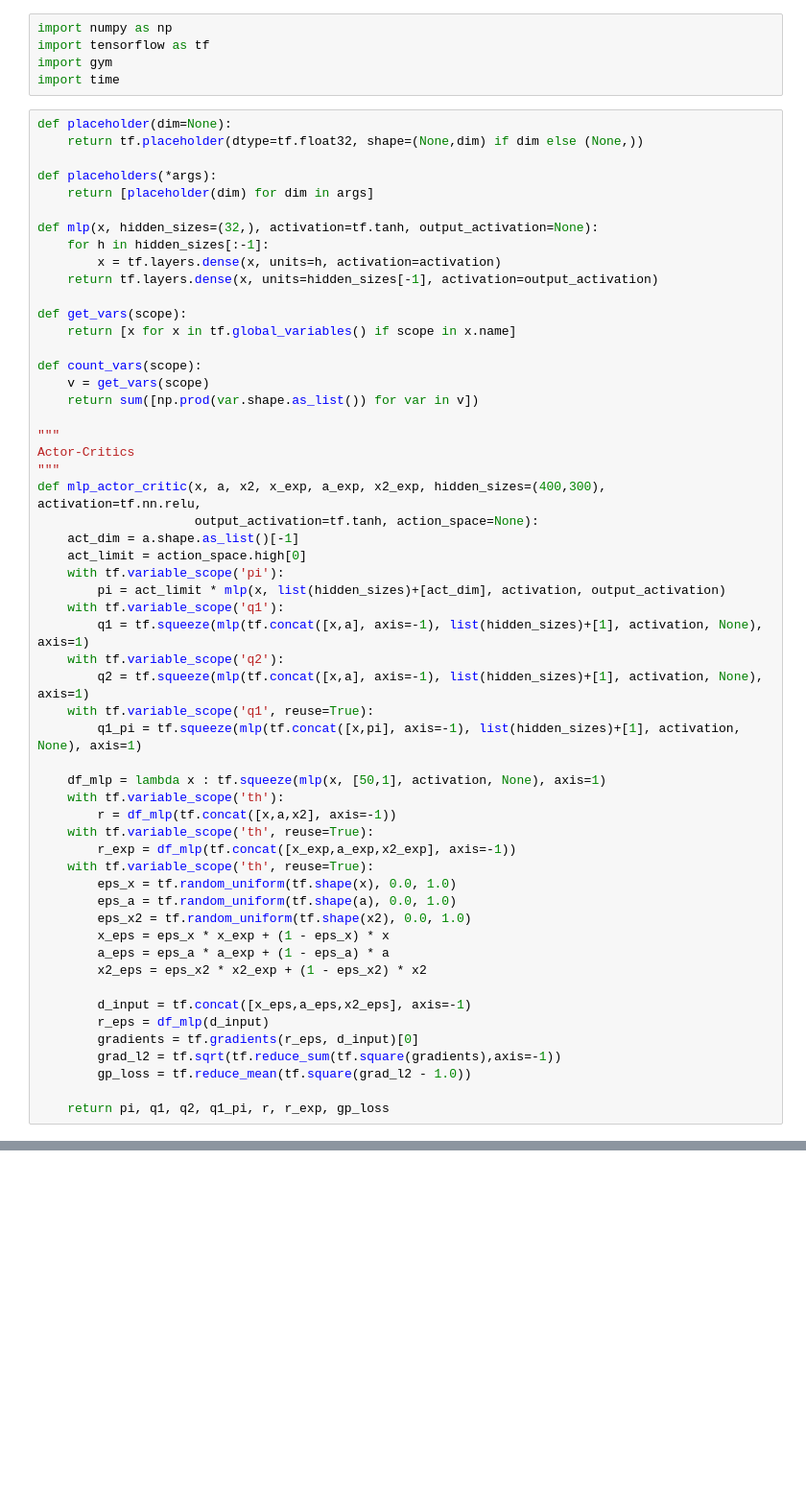
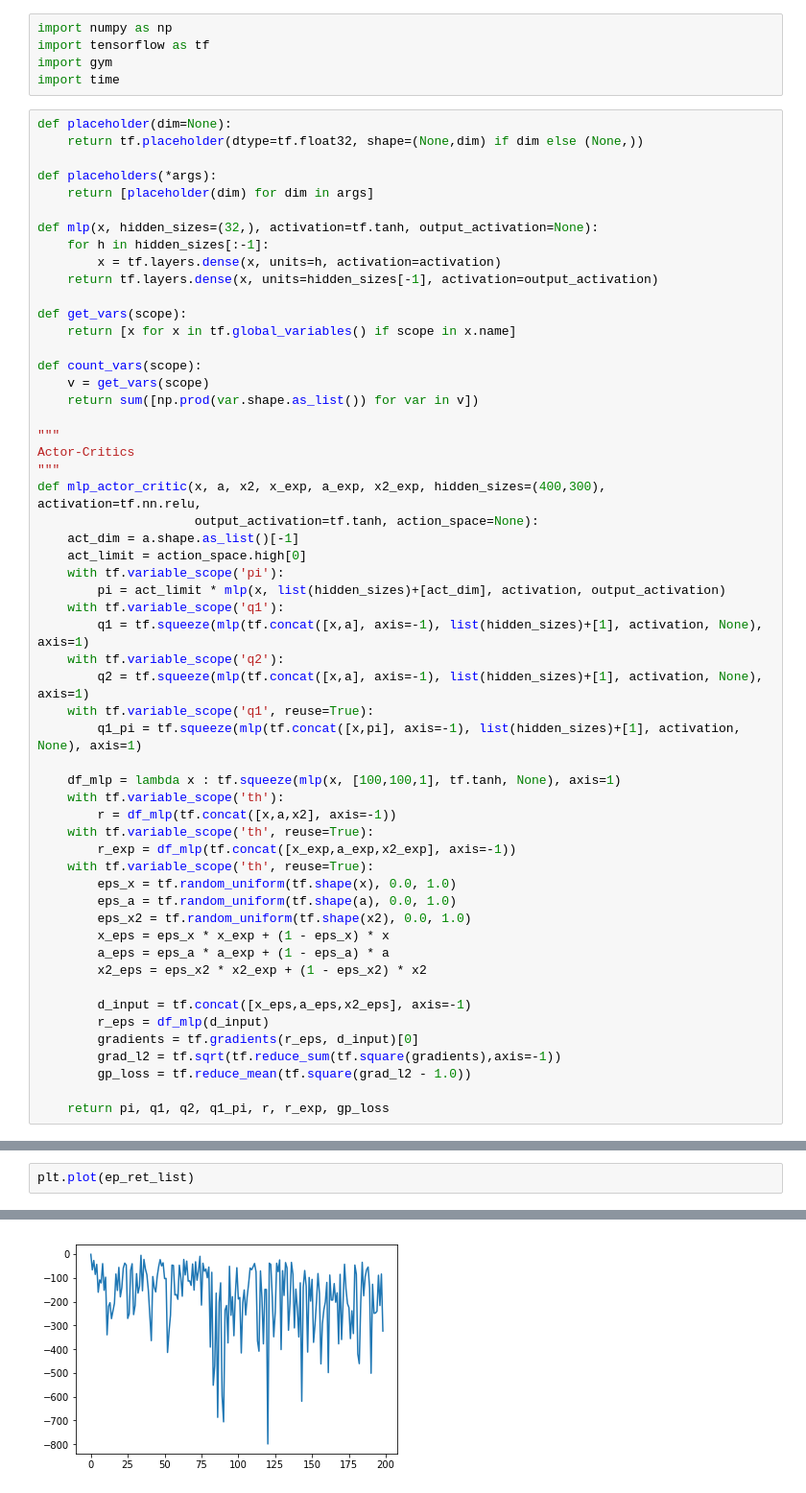
Before and after one commit to kyungjaelee/imitation_learning_practice, a Jupyter notebook: irl_algos/gail_td3_noteboook.ipynb, the cells around one changed output, grey strips where cells are left out. Shown: that part at 96% size. Saved outputs shown, nothing was run; the diff lists cells and outputs as text; blank space fills up the shorter version.

```diff
--- a/irl_algos/gail_td3_noteboook.ipynb
+++ b/irl_algos/gail_td3_noteboook.ipynb
@@ -38,7 +38,7 @@ def mlp_actor_critic(x, a, x2, x_exp, a_exp, x2_exp, hidden_sizes=(400,300), act
     with tf.variable_scope('q1', reuse=True):
         q1_pi = tf.squeeze(mlp(tf.concat([x,pi], axis=-1), list(hidden_sizes)+[1], activation, None), axis=1)
 
-    df_mlp = lambda x : tf.squeeze(mlp(x, [50,1], activation, None), axis=1)
+    df_mlp = lambda x : tf.squeeze(mlp(x, [100,100,1], tf.tanh, None), axis=1)
     with tf.variable_scope('th'):
         r = df_mlp(tf.concat([x,a,x2], axis=-1))
     with tf.variable_scope('th', reuse=True):
@@ -302,0 +332,3 @@ Test Ret:-692.902920
+# %%
+plt.plot(ep_ret_list)
+# %% [output]
@@ -302,0 +336 @@ Test Ret:-692.902920
+[figure, added]
```
Also changed, not shown: parts of 3 cells of this notebook, 13 other files.
